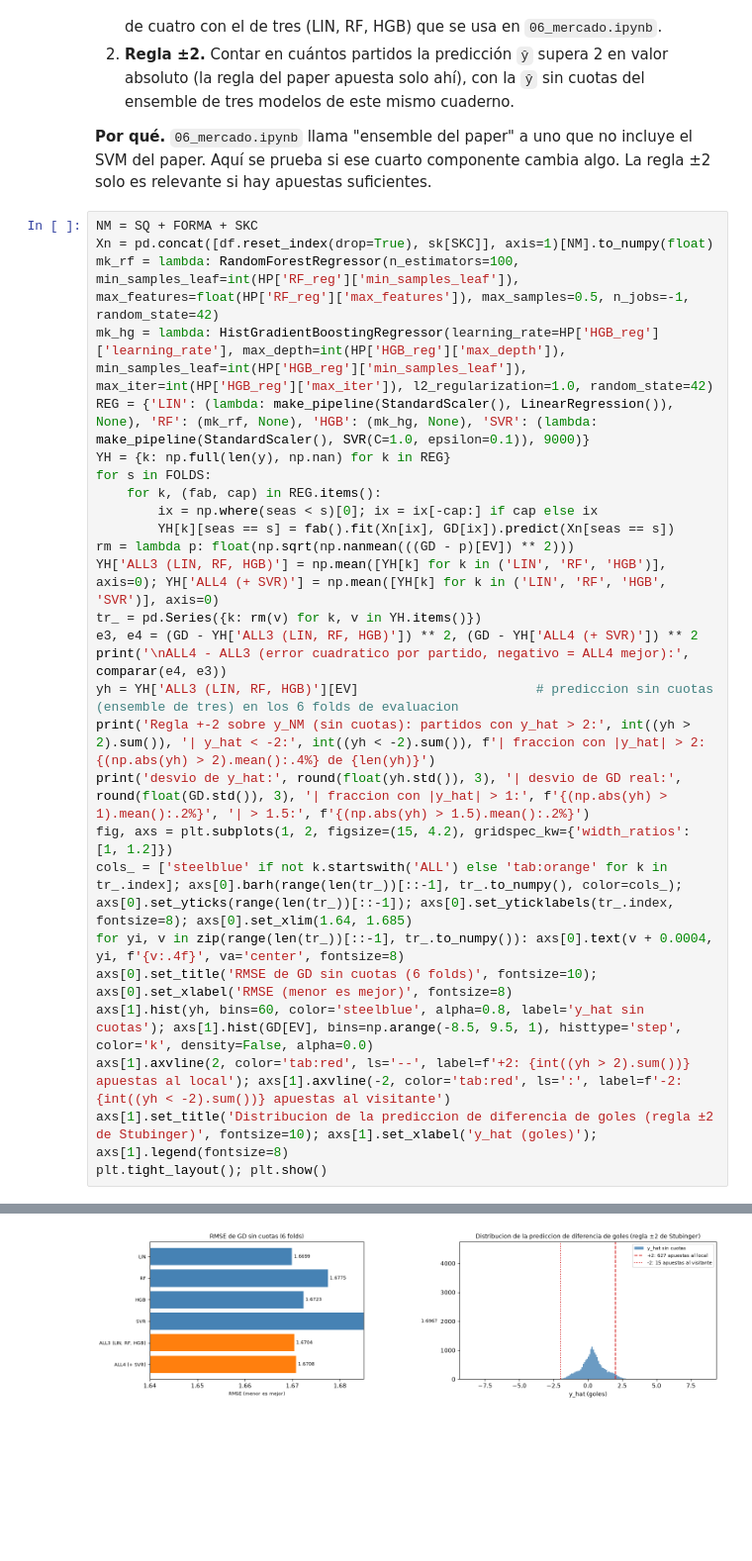
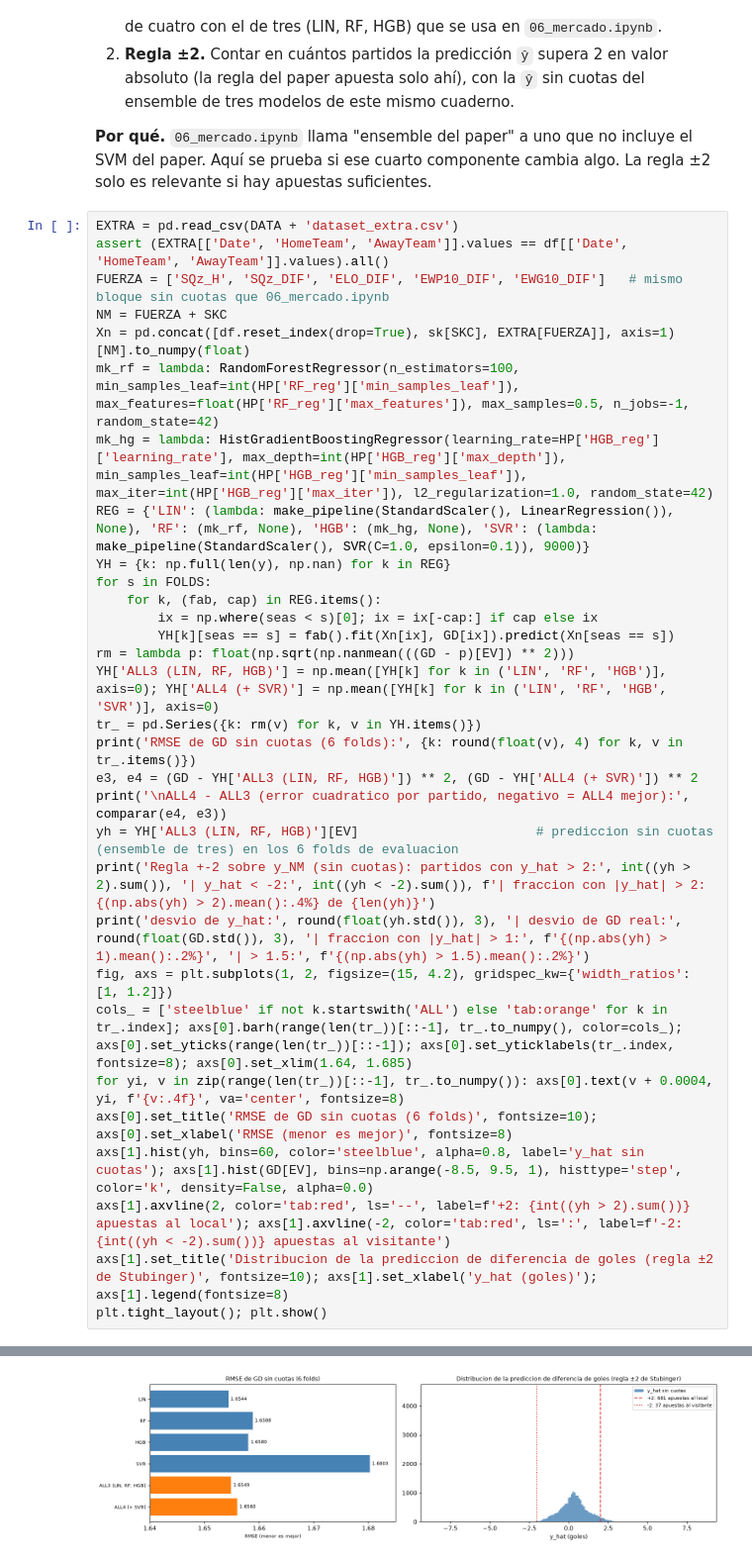
Before and after one commit to jcarlos-t/MLProject, a Jupyter notebook: scripts/notebooks/05_hiperparametros.ipynb, the cells around one changed output, grey strips where cells are left out. Shown at 99% size. Saved outputs shown, nothing was run; the diff lists cells and outputs as text; blank space fills up the shorter version.

```diff
--- a/scripts/notebooks/05_hiperparametros.ipynb
+++ b/scripts/notebooks/05_hiperparametros.ipynb
@@ -325,8 +325,11 @@ LR sobre cuotas: log loss 0.9657 | AUC macro 0.6836 | SVM corregido (9,000 filas
 
 **Por qué.** `06_mercado.ipynb` llama "ensemble del paper" a uno que no incluye el SVM del paper. Aquí se prueba si ese cuarto componente cambia algo. La regla ±2 solo es relevante si hay apuestas suficientes.
 # %%
-NM = SQ + FORMA + SKC
-Xn = pd.concat([df.reset_index(drop=True), sk[SKC]], axis=1)[NM].to_numpy(float)
+EXTRA = pd.read_csv(DATA + 'dataset_extra.csv')
+assert (EXTRA[['Date', 'HomeTeam', 'AwayTeam']].values == df[['Date', 'HomeTeam', 'AwayTeam']].values).all()
+FUERZA = ['SQz_H', 'SQz_DIF', 'ELO_DIF', 'EWP10_DIF', 'EWG10_DIF']   # mismo bloque sin cuotas que 06_mercado.ipynb
+NM = FUERZA + SKC
+Xn = pd.concat([df.reset_index(drop=True), sk[SKC], EXTRA[FUERZA]], axis=1)[NM].to_numpy(float)
 mk_rf = lambda: RandomForestRegressor(n_estimators=100, min_samples_leaf=int(HP['RF_reg']['min_samples_leaf']), max_features=float(HP['RF_reg']['max_features']), max_samples=0.5, n_jobs=-1, random_state=42)
 mk_hg = lambda: HistGradientBoostingRegressor(learning_rate=HP['HGB_reg']['learning_rate'], max_depth=int(HP['HGB_reg']['max_depth']), min_samples_leaf=int(HP['HGB_reg']['min_samples_leaf']), max_iter=int(HP['HGB_reg']['max_iter']), l2_regularization=1.0, random_state=42)
 REG = {'LIN': (lambda: make_pipeline(StandardScaler(), LinearRegression()), None), 'RF': (mk_rf, None), 'HGB': (mk_hg, None), 'SVR': (lambda: make_pipeline(StandardScaler(), SVR(C=1.0, epsilon=0.1)), 9000)}
@@ -338,6 +341,7 @@ for s in FOLDS:
 rm = lambda p: float(np.sqrt(np.nanmean(((GD - p)[EV]) ** 2)))
 YH['ALL3 (LIN, RF, HGB)'] = np.mean([YH[k] for k in ('LIN', 'RF', 'HGB')], axis=0); YH['ALL4 (+ SVR)'] = np.mean([YH[k] for k in ('LIN', 'RF', 'HGB', 'SVR')], axis=0)
 tr_ = pd.Series({k: rm(v) for k, v in YH.items()})
+print('RMSE de GD sin cuotas (6 folds):', {k: round(float(v), 4) for k, v in tr_.items()})
 e3, e4 = (GD - YH['ALL3 (LIN, RF, HGB)']) ** 2, (GD - YH['ALL4 (+ SVR)']) ** 2
 print('\nALL4 - ALL3 (error cuadratico por partido, negativo = ALL4 mejor):', comparar(e4, e3))
 yh = YH['ALL3 (LIN, RF, HGB)'][EV]                       # prediccion sin cuotas (ensemble de tres) en los 6 folds de evaluacion
@@ -358,2 +364,2 @@ desvio de y_hat: 0.843 | desvio de GD real: 1.838 | fraccion con |y_hat| > 1: 26
-[figure, old version]
+[figure, new version]
 # %% [markdown]
```
Also changed, not shown: parts of 4 cells of this notebook, 8 other files.
